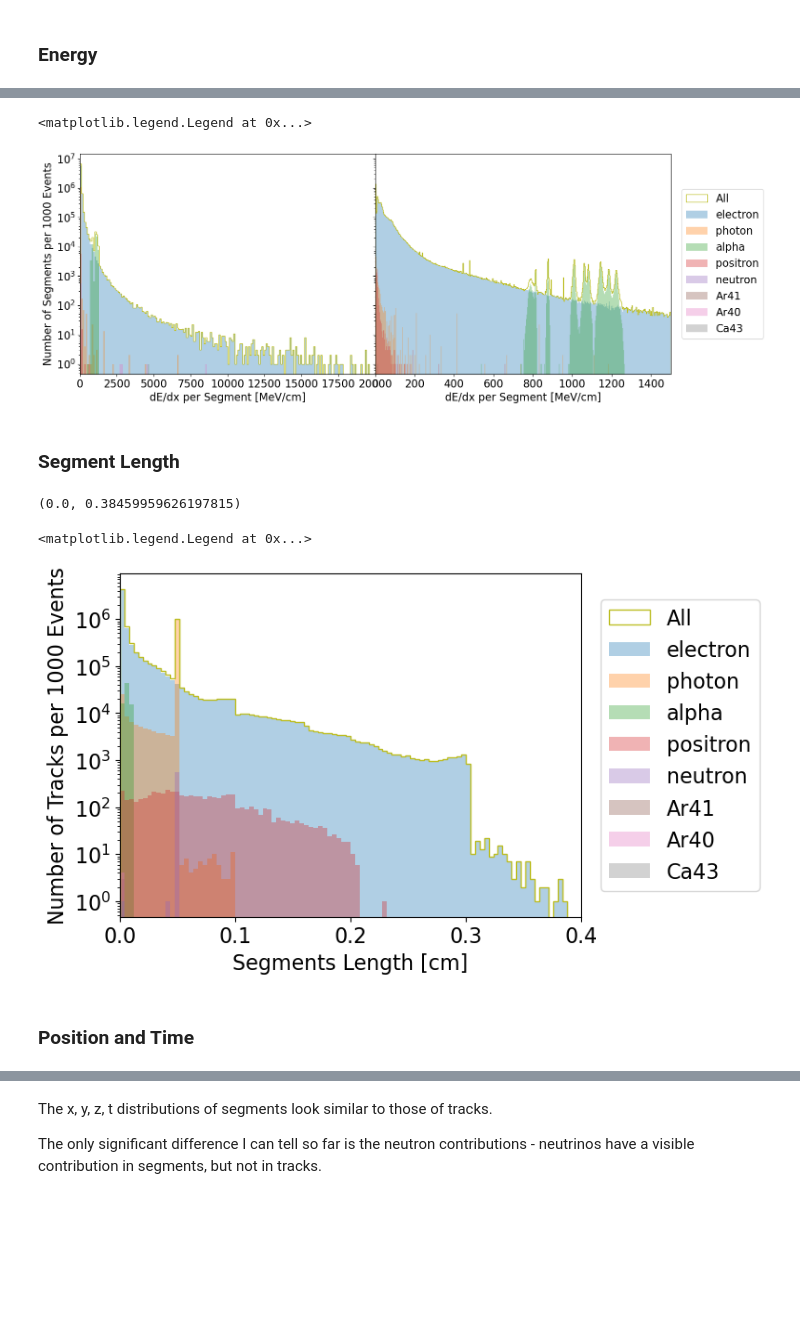
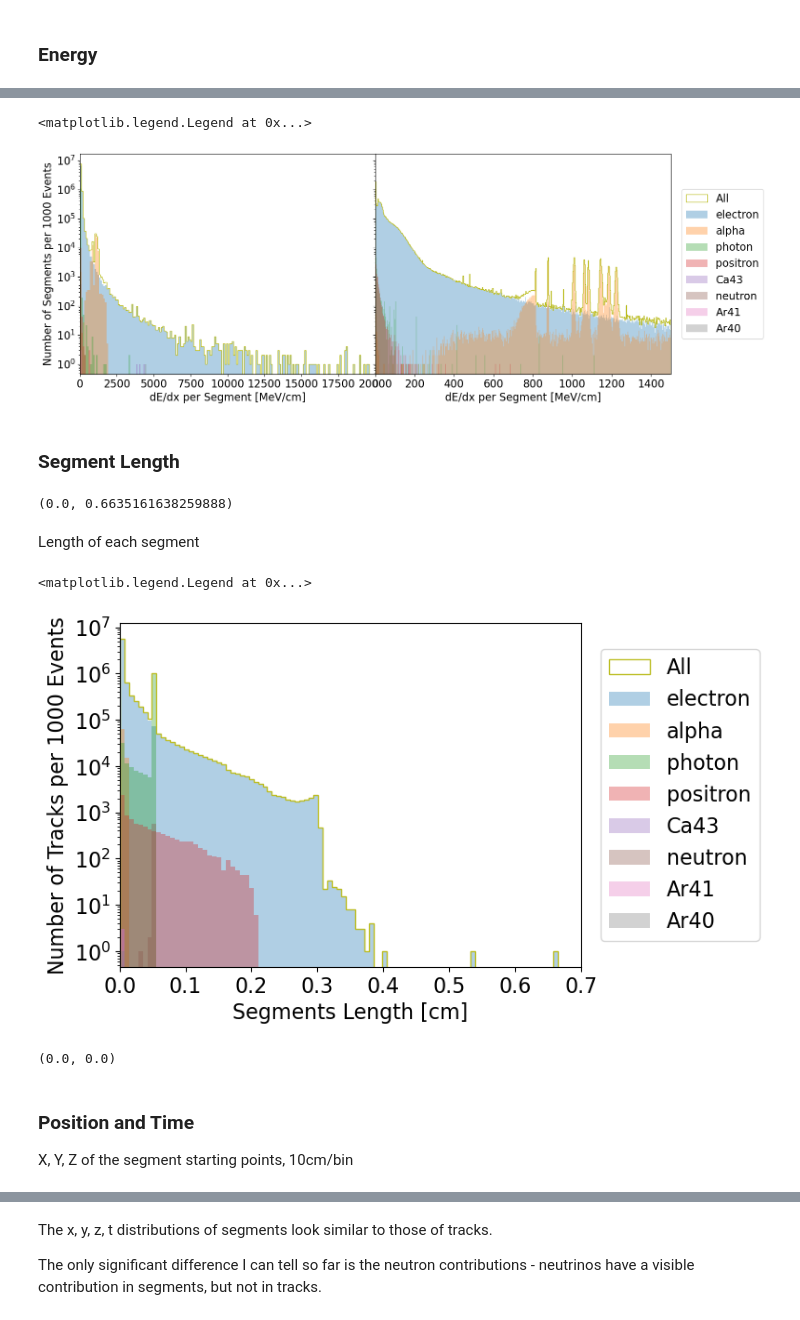
Before and after one commit to yuntsebaryon/GAMPix4SNe, a Jupyter notebook: Validation/g4/checkSegment.ipynb, the cells around one changed output, grey strips where cells are left out. Cells and saved outputs as stored; diff of their text form; code cells hidden in the pictures; blank space fills up the shorter version.

```diff
--- a/Validation/g4/checkSegment.ipynb
+++ b/Validation/g4/checkSegment.ipynb
@@ -75,9 +81,7 @@ dT[dT.file_vertex_id<3]
 # %%
 # create a dataframe for fixing the color code
-pdgCodes = dT.pdg_id.unique()
-
-particleName = np.array([ 'electron', 'photon', 'alpha', 'positron', 'neutron',
-                          'Ar41', 'Ar40', 'Ca43',
+particleName = np.array([ 'electron', 'alpha', 'photon', 'positron', 'Ca43',
+                          'neutron', 'Ar41', 'Ar40',
                          ])
 
 pdgDF = pd.DataFrame({ 'pdgCode': pdgCodes, 'name': particleName })
@@ -174,5 +187,4 @@ dS.dEdx.min(), dS.dEdx.max()
 # %%
-# dE/dx per segment
 fig, ax = plt.subplots(1, 2, figsize = (16, 6), sharey = True)
 fig.subplots_adjust(wspace = 0)  # remove gaps between panels
 
@@ -197,38 +209,45 @@ ax[1].set_xlim([0, 1500])
 ax[1].legend(loc = "center left", bbox_to_anchor = (1.02, 0.5), fontsize = fonts)
 # %% [output]
 <matplotlib.legend.Legend at 0x...>
-[figure, old version]
+[figure, new version]
 # %% [markdown]
 ### Segment Length
-# %%
-dS['dx'] = np.sqrt( (dS['x_end'] - dS['x_start'])**2 + (dS['y_end'] - dS['y_start'])**2 + (dS['z_end'] - dS['z_start'])**2 )
 # %%
 dS['dx'].min(), dS['dx'].max()
 # %% [output]
-(0.0, 0.38459959626197815)
+(0.0, 0.6635161638259888)
+# %% [markdown]
+Length of each segment
 # %%
-# Length of each segment
 fig, ax = plt.subplots()
 
-dxBins = np.linspace(0., 0.4, 101)
+dxBins = np.linspace(0., 0.7, 101)
 fonts = 16
 
 ax.hist(dS.dx, bins = dxBins, histtype = 'step', label = 'All', color = colorAll)
 for ip in pdgDF.itertuples( index = False ):
     mask = dS["pdg_id"].eq(ip.pdgCode)
     ax.hist(dS.loc[mask, 'dx'], bins = dxBins, histtype = 'stepfilled', alpha = 0.35,
             color = ip.color, label = ip.name)
 
 ax.set_xlabel('Segments Length [cm]', fontsize = fonts)
 ax.tick_params(axis = "both", labelsize = fonts)
 ax.set_yscale('log')
 
 ax.set_ylabel('Number of Tracks per 1000 Events', fontsize = fonts)
-ax.set_xlim([0, 0.4])
+ax.set_xlim([0, 0.7])
 ax.legend(loc = "center left", bbox_to_anchor = (1.02, 0.5), fontsize = fonts)
 # %% [output]
 <matplotlib.legend.Legend at 0x...>
-[figure, old version]
+[figure, new version]
+# %%
+dS['dx_test'] = np.sqrt( (dS['x_end'] - dS['x_start'])**2 + (dS['y_end'] - dS['y_start'])**2 + (dS['z_end'] - dS['z_start'])**2 )
+deltadx = dS.dx_test - dS.dx
+deltadx.max(), deltadx.min()
+# %% [output]
+(0.0, 0.0)
 # %% [markdown]
 ### Position and Time
+
+X, Y, Z of the segment starting points, 10cm/bin
 # %%
```
Also changed, not shown: parts of 34 cells of this notebook, 2 other files.
